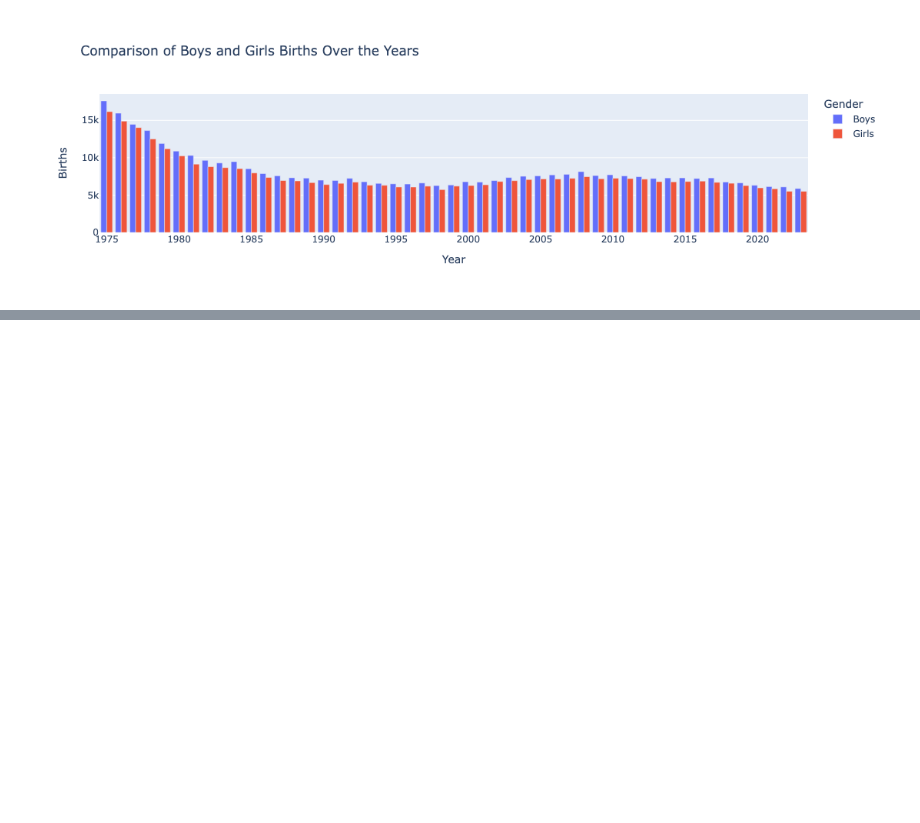
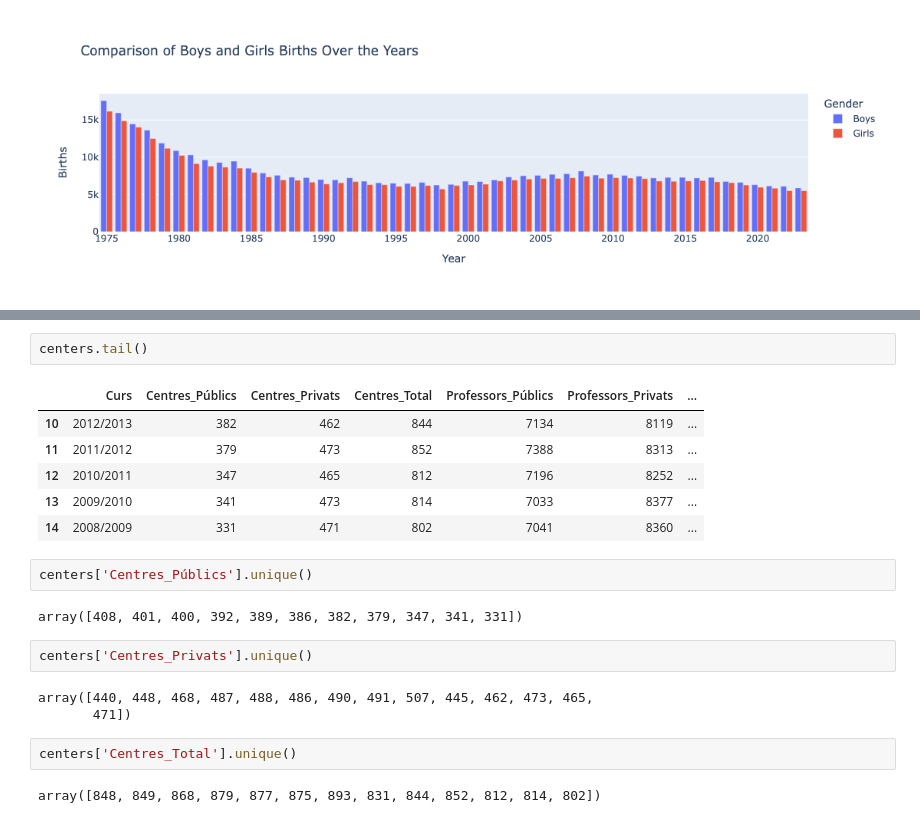
Before and after one commit to arita-pereira/BC_Final_Project, a Jupyter notebook: Final Project_draft.ipynb, the cells around one changed output, grey strips where cells are left out. Saved outputs shown, nothing was run; the diff lists cells and outputs as text; blank space fills up the shorter version.

```diff
--- a/Final Project_draft.ipynb
+++ b/Final Project_draft.ipynb
@@ -147,0 +246,22 @@ fig.show()
+# %%
+centers.tail()
+# %% [output]
+|  | Curs | Centres_Públics | Centres_Privats | Centres_Total | Professors_Públics | Professors_Privats | ... |
+| 10 | 2012/2013 | 382 | 462 | 844 | 7134 | 8119 | ... |
+| 11 | 2011/2012 | 379 | 473 | 852 | 7388 | 8313 | ... |
+| 12 | 2010/2011 | 347 | 465 | 812 | 7196 | 8252 | ... |
+| 13 | 2009/2010 | 341 | 473 | 814 | 7033 | 8377 | ... |
+| 14 | 2008/2009 | 331 | 471 | 802 | 7041 | 8360 | ... |
+# %%
+centers['Centres_Públics'].unique()
+# %% [output]
+array([408, 401, 400, 392, 389, 386, 382, 379, 347, 341, 331])
+# %%
+centers['Centres_Privats'].unique()
+# %% [output]
+array([440, 448, 468, 487, 488, 486, 490, 491, 507, 445, 462, 473, 465,
+       471])
+# %%
+centers['Centres_Total'].unique()
+# %% [output]
+array([848, 849, 868, 879, 877, 875, 893, 831, 844, 852, 812, 814, 802])
```
Also changed, not shown: parts of 8 cells of this notebook.
